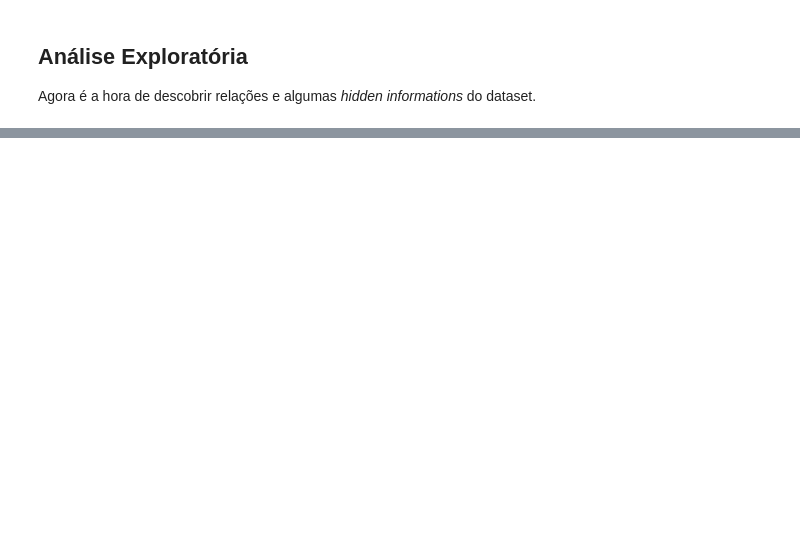
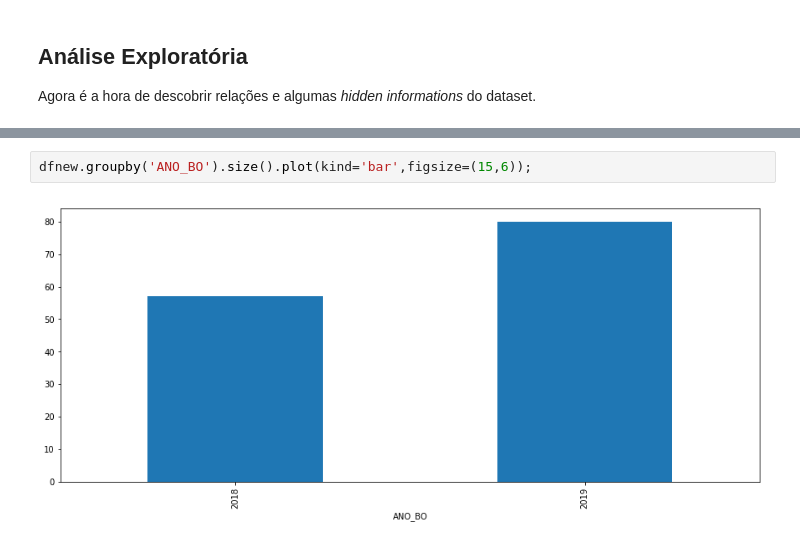
Before and after one commit to michelmelo25/Mineracao-de-Dados, a Jupyter notebook: Exercicios/10 - Desafio.ipynb, the cells around one changed output, grey strips where cells are left out. Drawn from its saved outputs; the diff is of its cells as text; blank space fills up the shorter version.

```diff
--- a/Exercicios/10 - Desafio.ipynb
+++ b/Exercicios/10 - Desafio.ipynb
@@ -77,0 +191,4 @@ Agora é a hora de descobrir relações e algumas *hidden informations* do datas
+# %%
+dfnew.groupby('ANO_BO').size().plot(kind='bar',figsize=(15,6));
+# %% [output]
+[figure, added]
```
Also changed, not shown: parts of 45 cells of this notebook.
